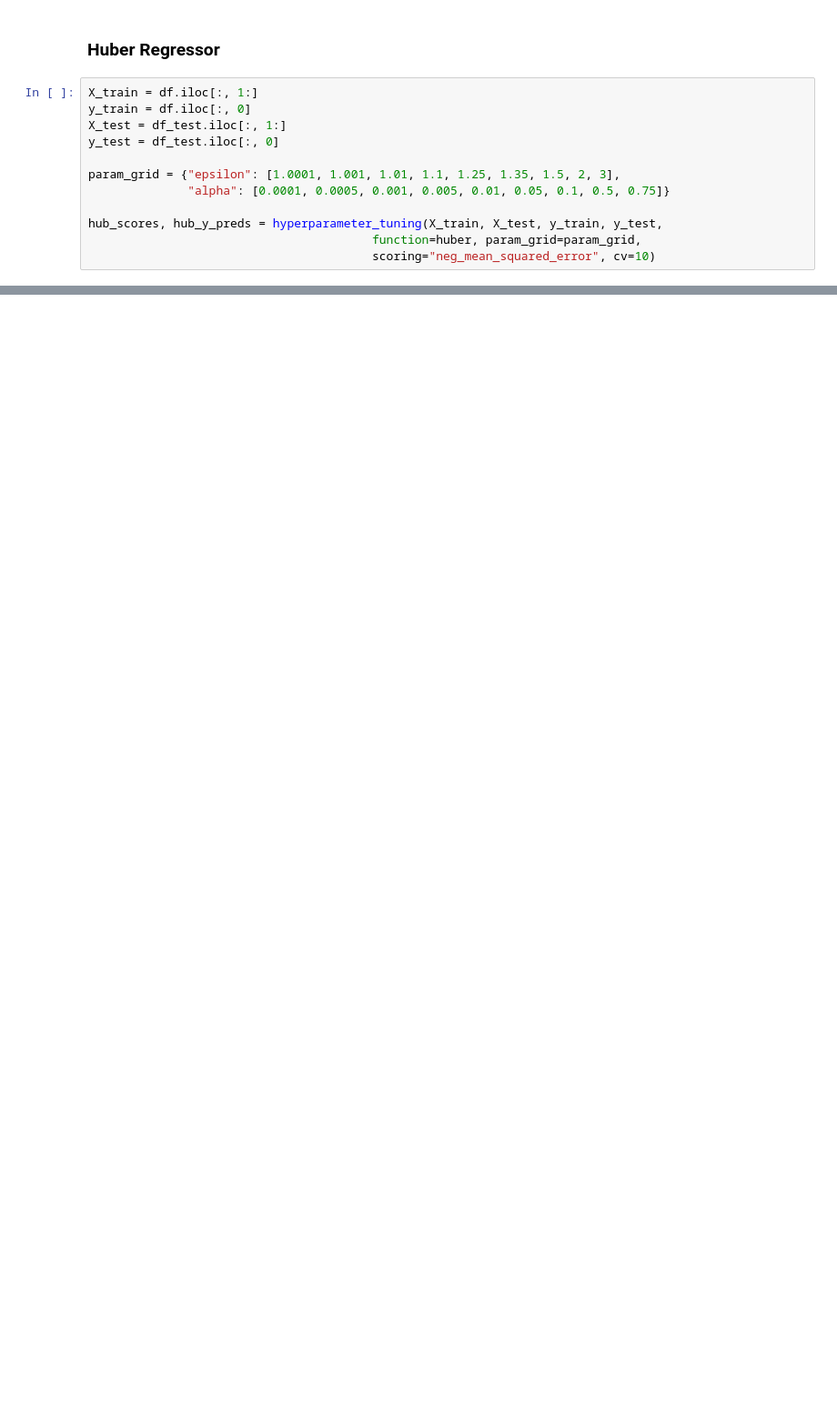
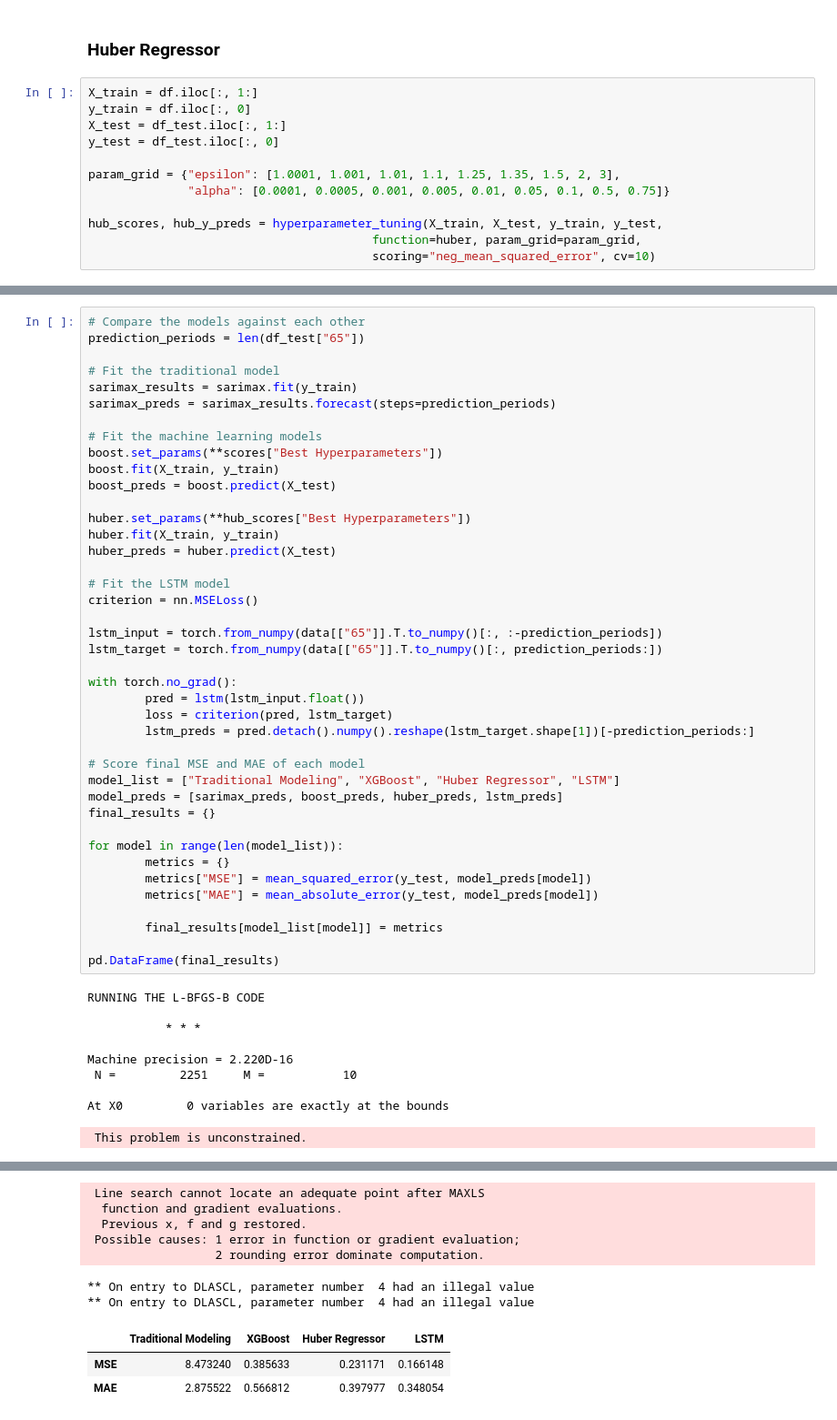
Before and after one commit to tanner-k/Investment-Portfolio-Prediction, a Jupyter notebook: notebooks/modeling.ipynb, the cells around one changed output, grey strips where cells are left out. Shown at 91% size. Saved outputs shown, nothing was run; the diff lists cells and outputs as text; blank space fills up the shorter version.

```diff
--- a/notebooks/modeling.ipynb
+++ b/notebooks/modeling.ipynb
@@ -192,0 +198,51 @@ plt.show()
+# %%
+# Compare the models against each other
+prediction_periods = len(df_test["65"])
+
+# Fit the traditional model
+sarimax_results = sarimax.fit(y_train)
+sarimax_preds = sarimax_results.forecast(steps=prediction_periods)
+
+# Fit the machine learning models
+boost.set_params(**scores["Best Hyperparameters"])
+boost.fit(X_train, y_train)
+boost_preds = boost.predict(X_test)
+
+huber.set_params(**hub_scores["Best Hyperparameters"])
+huber.fit(X_train, y_train)
+huber_preds = huber.predict(X_test)
+
+# Fit the LSTM model
+criterion = nn.MSELoss()
+
+lstm_input = torch.from_numpy(data[["65"]].T.to_numpy()[:, :-prediction_periods])
+lstm_target = torch.from_numpy(data[["65"]].T.to_numpy()[:, prediction_periods:])
+
+with torch.no_grad():
+        pred = lstm(lstm_input.float())
+        loss = criterion(pred, lstm_target)
+        lstm_preds = pred.detach().numpy().reshape(lstm_target.shape[1])[-prediction_periods:]
+
+# Score final MSE and MAE of each model
+model_list = ["Traditional Modeling", "XGBoost", "Huber Regressor", "LSTM"]
+model_preds = [sarimax_preds, boost_preds, huber_preds, lstm_preds]
+final_results = {}
+
+for model in range(len(model_list)):
+        metrics = {}
+        metrics["MSE"] = mean_squared_error(y_test, model_preds[model])
+        metrics["MAE"] = mean_absolute_error(y_test, model_preds[model])
+
+        final_results[model_list[model]] = metrics
+
+pd.DataFrame(final_results)
+# %% [output]
+RUNNING THE L-BFGS-B CODE
+
+           * * *
+
+Machine precision = 2.220D-16
+ N =         2251     M =           10
+
+At X0         0 variables are exactly at the bounds
+ This problem is unconstrained.
@@ -192,0 +268,10 @@ plt.show()
+ Line search cannot locate an adequate point after MAXLS
+  function and gradient evaluations.
+  Previous x, f and g restored.
+ Possible causes: 1 error in function or gradient evaluation;
+                  2 rounding error dominate computation.
+** On entry to DLASCL, parameter number  4 had an illegal value
+** On entry to DLASCL, parameter number  4 had an illegal value
+|  | Traditional Modeling | XGBoost | Huber Regressor | LSTM |
+| MSE | 8.473240 | 0.385633 | 0.231171 | 0.166148 |
+| MAE | 2.875522 | 0.566812 | 0.397977 | 0.348054 |
```
Also changed, not shown: parts of 10 cells of this notebook.
